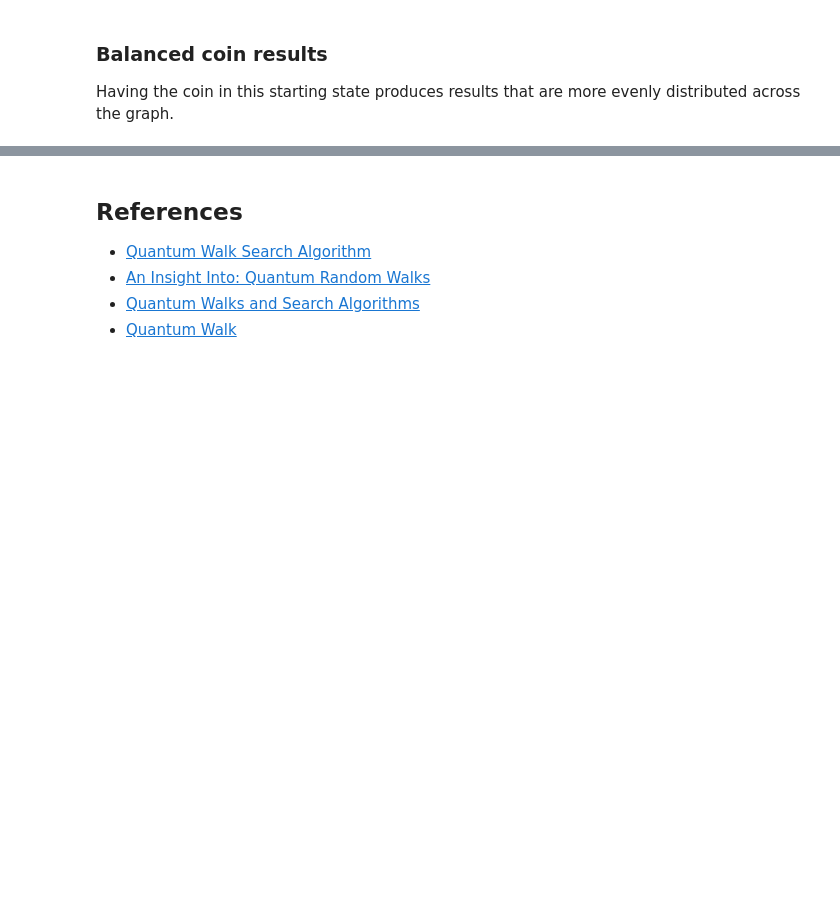
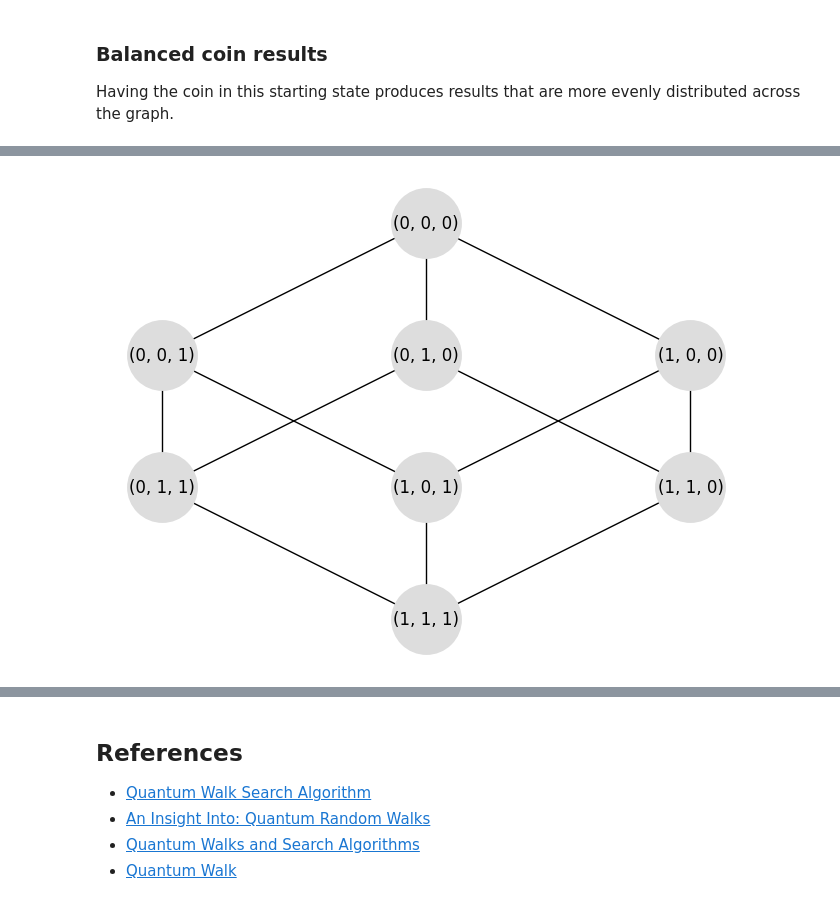
Before and after one commit to TendTo/Quantum-random-walk-simulation, a Jupyter notebook: QuantumWalk.ipynb, the cells around one changed output, grey strips where cells are left out. Drawn from its saved outputs; the diff is of its cells as text; code cells hidden in the pictures; blank space fills up the shorter version.

```diff
--- a/QuantumWalk.ipynb
+++ b/QuantumWalk.ipynb
@@ -828,0 +848,15 @@ This allows certain problems to be solved more efficiently, such as Grover's sea
+# %%
+n = 3  # Number of qubits
+
+G = hypercube_graph(n)  # Create hypercube graph
+# Draw graph
+nx.draw(
+    G,
+    with_labels=True,
+    pos=graphviz_layout(G, prog="dot"),
+    node_color="#dddddd",
+    node_size=2500,
+)
+plt.show()
+# %% [output]
+[figure, added]
```
Also changed, not shown: parts of 33 cells of this notebook.
